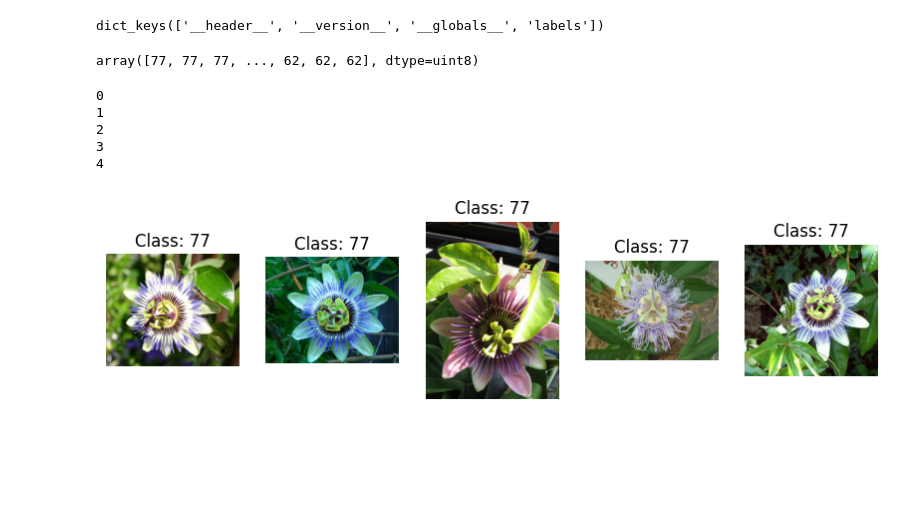
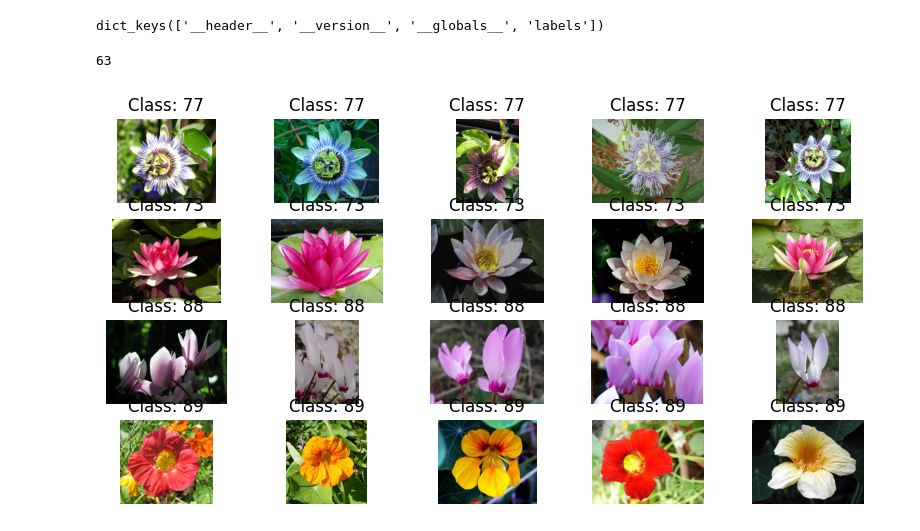
Before and after one commit to PooyaLaryan/FSL, a Jupyter notebook: help-file.ipynb, the cells around one changed output. Saved outputs shown, nothing was run; the diff lists cells and outputs as text; code cells hidden in the pictures; blank space fills up the shorter version.

```diff
--- a/help-file.ipynb
+++ b/help-file.ipynb
@@ -55,25 +55,32 @@ print(data_set.keys())
 dict_keys(['__header__', '__version__', '__globals__', 'labels'])
 # %%
 LabeldataSet = data_set['labels'][0]
-LabeldataSet
+a = [x for x in LabeldataSet if x == 85]
+len(a)
 # %% [output]
-array([77, 77, 77, ..., 62, 62, 62], dtype=uint8)
+63
 # %%
 plt.figure(figsize=(10, 5))
+repeat = 1
+plot_count = 1
+CurrentclassNum = LabeldataSet[0]
 for i, image in enumerate(os.listdir('102flowers')):
-    print(i)
-    plt.subplot(1, 5, i + 1)
-    image_path = os.path.join('102flowers',image)
-    imageForShow = Image.open(image_path)
-    plt.imshow(imageForShow)
-    plt.title(f"Class: {LabeldataSet[i]}")
-    plt.axis("off")
-    if(i == 4):
+    if repeat <= 5 and CurrentclassNum == LabeldataSet[i]:
+        plt.subplot(4, 5, plot_count)
+        image_path = os.path.join('102flowers',image)
+        imageForShow = Image.open(image_path)
+        plt.imshow(imageForShow)
+        plt.title(f"Class: {LabeldataSet[i]}")
+        plt.axis("off")
+        plot_count += 1
+
+    repeat += 1
+
+    if CurrentclassNum != LabeldataSet[i]:
+        repeat = 1
+        CurrentclassNum = LabeldataSet[i]
+
+    if plot_count > 20:
         break
 # %% [output]
-0
-1
-2
-3
-4
-[figure, old version]
+[figure, new version]
```
Also changed, not shown: parts of 3 cells of this notebook, 1 other file.
